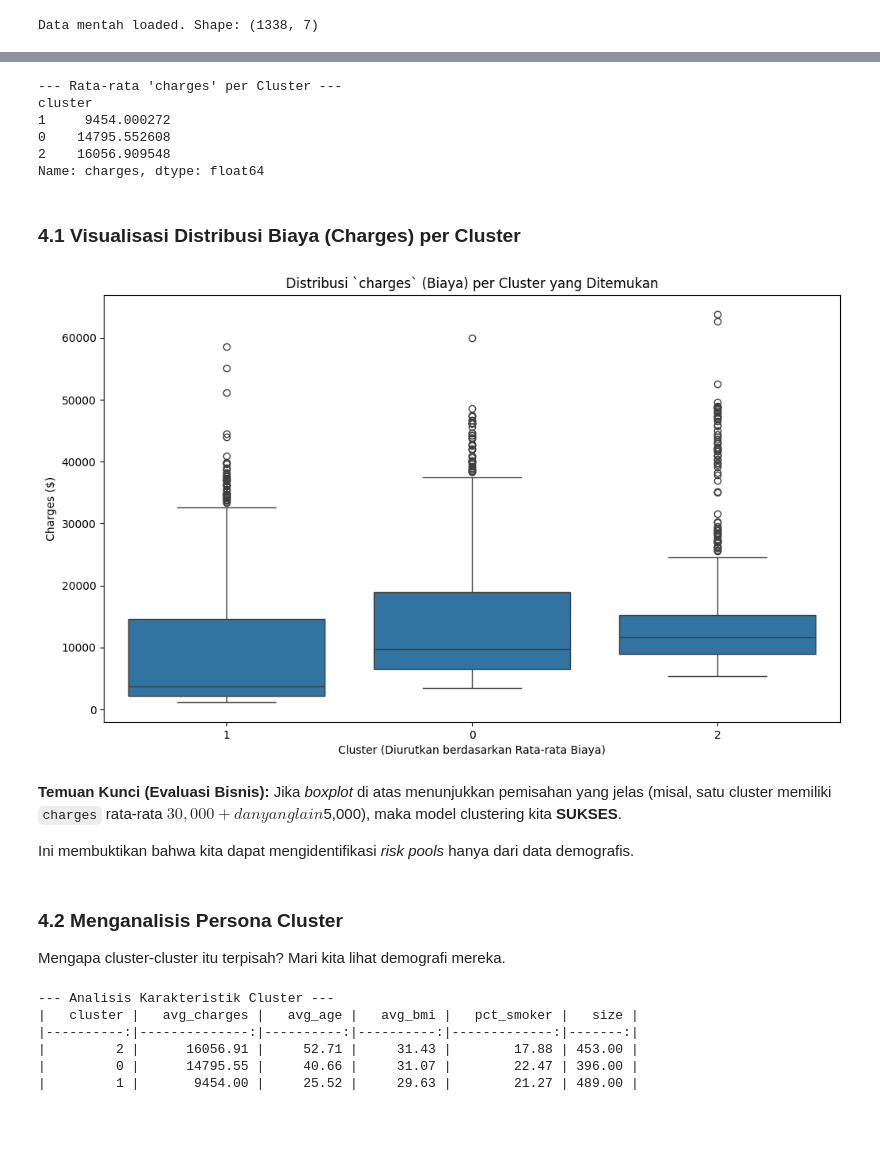
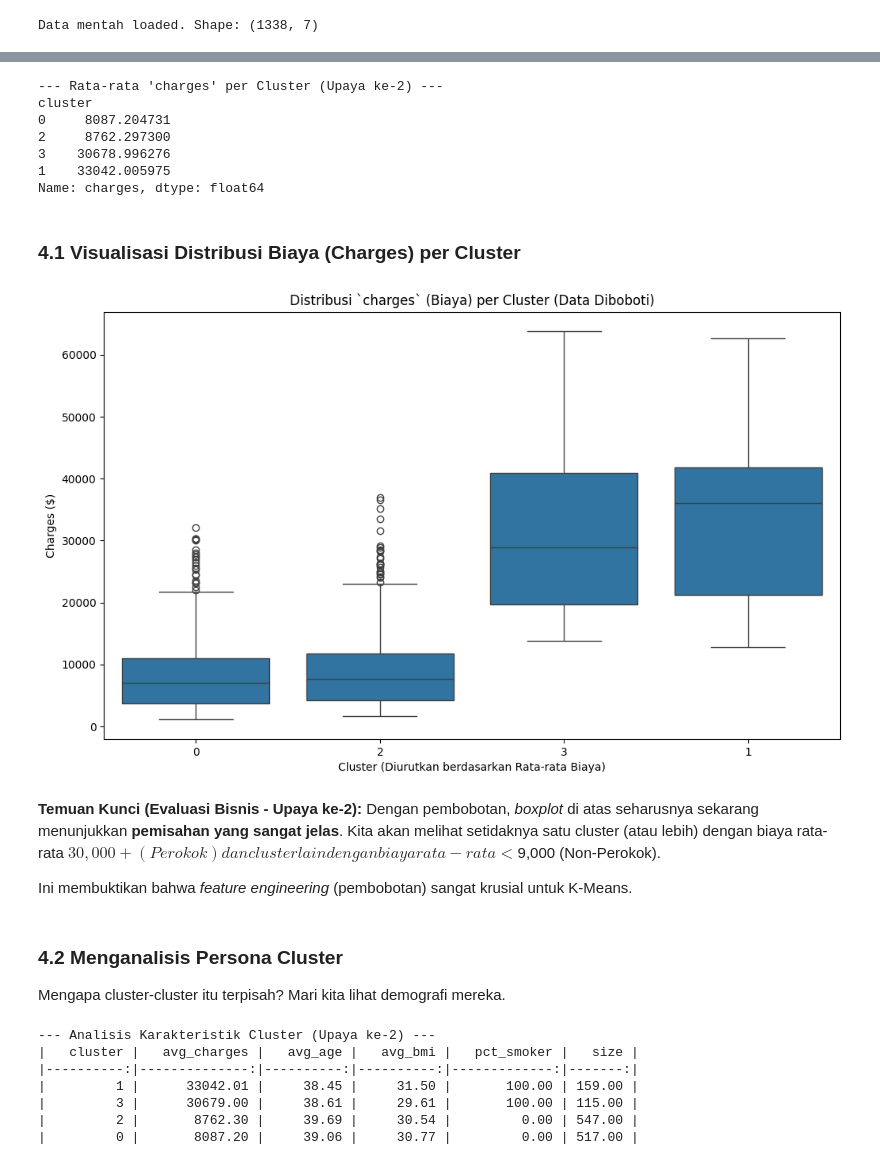
Before and after one commit to zakizulham/medical-cost-prediction-analysis, a Jupyter notebook: notebooks/04_Modeling_Risk_Pool_Clustering.ipynb, the cells around one changed output, grey strips where cells are left out. Drawn from its saved outputs; the diff is of its cells as text; code cells hidden in the pictures; blank space fills up the shorter version.

Commit message:
Update: Modeling Risk Pool Clustering notebook
Sebelumnya Versi 1 itu Clustering nya gagal. Ia hanya bisa mengelompokkan di usia. Sekarang sudah diperbarui dengan penambahan bobot.

```diff
--- a/notebooks/04_Modeling_Risk_Pool_Clustering.ipynb
+++ b/notebooks/04_Modeling_Risk_Pool_Clustering.ipynb
@@ -91,0 +87,16 @@ Kita akan menggunakan dua metode untuk menemukan jumlah cluster (K) yang optimal
+# %%
+# 3. Terapkan preprocessor ke SEMUA data X kita
+print("Menerapkan preprocessing V2 ke seluruh dataset...")
+X_processed = preprocessor.fit_transform(X)
+
+# 4. DAPATKAN NAMA FITUR (PENTING UNTUK PEMBOBOTAN)
+feature_names = numeric_features + binary_features + list(preprocessor.named_transformers_['cat'].named_steps['onehot'].get_feature_names_out(region_feature))
+X_processed_df = pd.DataFrame(X_processed, columns=feature_names)
+
+# 5. --- FEATURE ENGINEERING (PEMBOBOTAN MANUAL) ---
+# Kita kalikan bobot 'smoker' dan 'sex' dengan 10
+X_processed_df['smoker'] = X_processed_df['smoker'] * 10
+X_processed_df['sex'] = X_processed_df['sex'] * 10
+
+print("Data berhasil diproses DAN diboboti.")
+print(X_processed_df.describe().T)
@@ -94,14 +127,14 @@ wcss = []
 silhouette_scores = []
 K_RANGE = range(2, 11) # K-Means butuh minimal 2 cluster
 
-print("Menghitung WCSS dan Silhouette Scores untuk K=2 hingga 10...")
+print("Menghitung WCSS dan Silhouette Scores (Upaya ke-2)...")
 
 for k in K_RANGE:
     kmeans = KMeans(n_clusters=k, random_state=42, n_init=10)
-    kmeans.fit(X_processed)
+    kmeans.fit(X_processed_df) # Gunakan DF yang sudah diboboti
 
     wcss.append(kmeans.inertia_)
-    silhouette_scores.append(silhouette_score(X_processed, kmeans.labels_))
+    silhouette_scores.append(silhouette_score(X_processed_df, kmeans.labels_))
 
 print("Perhitungan selesai.")
 # %% [output]
@@ -137,16 +170,15 @@ Mari kita pilih `K=3` untuk analisis yang lebih mendalam.
 # %%
 # --- Nilai BERDASARKAN PLOT ---
-OPTIMAL_K = 3
+OPTIMAL_K = 4
 # ---------------------------------------------
 
 print(f"Training final K-Means model with K={OPTIMAL_K}...")
 
-# Latih model final dengan K optimal
 kmeans_final = KMeans(n_clusters=OPTIMAL_K,
                       random_state=42,
                       n_init=10)
 
-kmeans_final.fit(X_processed)
+kmeans_final.fit(X_processed_df) # Latih pada data yang diboboti
 cluster_labels = kmeans_final.labels_
 
 print("Final model trained successfully.")
@@ -175,32 +205,33 @@ print(df_analysis.head())
 # %%
 # Mari kita lihat rata-rata 'charges' untuk setiap cluster
-print("--- Rata-rata 'charges' per Cluster ---")
+print("--- Rata-rata 'charges' per Cluster (Upaya ke-2) ---")
 cluster_charges = df_analysis.groupby('cluster')['charges'].mean().sort_values()
 print(cluster_charges)
 # %% [output]
---- Rata-rata 'charges' per Cluster ---
+--- Rata-rata 'charges' per Cluster (Upaya ke-2) ---
 cluster
-1     9454.000272
-0    14795.552608
-2    16056.909548
+0     8087.204731
+2     8762.297300
+3    30678.996276
+1    33042.005975
 Name: charges, dtype: float64
 # %% [markdown]
 ### 4.1 Visualisasi Distribusi Biaya (Charges) per Cluster
 # %%
 plt.figure(figsize=(12, 7))
 sns.boxplot(x='cluster', y='charges', data=df_analysis, order=cluster_charges.index)
-plt.title('Distribusi `charges` (Biaya) per Cluster yang Ditemukan')
+plt.title('Distribusi `charges` (Biaya) per Cluster (Data Diboboti)')
 plt.xlabel('Cluster (Diurutkan berdasarkan Rata-rata Biaya)')
 plt.ylabel('Charges ($)')
 
 plt.show()
 # %% [output]
-[figure, old version]
+[figure, new version]
 # %% [markdown]
-**Temuan Kunci (Evaluasi Bisnis):**
-Jika *boxplot* di atas menunjukkan pemisahan yang jelas (misal, satu cluster memiliki `charges` rata-rata $30,000+ dan yang lain $5,000), maka model clustering kita **SUKSES**.
+**Temuan Kunci (Evaluasi Bisnis - Upaya ke-2):**
+Dengan pembobotan, *boxplot* di atas seharusnya sekarang menunjukkan **pemisahan yang sangat jelas**. Kita akan melihat setidaknya satu cluster (atau lebih) dengan biaya rata-rata $30,000+ (Perokok) dan cluster lain dengan biaya rata-rata < $9,000 (Non-Perokok).
 
-Ini membuktikan bahwa kita dapat mengidentifikasi *risk pools* hanya dari data demografis.
+Ini membuktikan bahwa *feature engineering* (pembobotan) sangat krusial untuk K-Means.
 # %% [markdown]
 ### 4.2 Menganalisis Persona Cluster
 
@@ -215,13 +246,14 @@ cluster_analysis = df_analysis.groupby('cluster').agg(
     size=('smoker', 'count')
 ).sort_values(by='avg_charges', ascending=False)
 
-print("--- Analisis Karakteristik Cluster ---")
+print("--- Analisis Karakteristik Cluster (Upaya ke-2) ---")
 print(cluster_analysis.to_markdown(floatfmt=".2f"))
 # %% [output]
---- Analisis Karakteristik Cluster ---
+--- Analisis Karakteristik Cluster (Upaya ke-2) ---
 |   cluster |   avg_charges |   avg_age |   avg_bmi |   pct_smoker |   size |
 |----------:|--------------:|----------:|----------:|-------------:|-------:|
-|         2 |      16056.91 |     52.71 |     31.43 |        17.88 | 453.00 |
-|         0 |      14795.55 |     40.66 |     31.07 |        22.47 | 396.00 |
-|         1 |       9454.00 |     25.52 |     29.63 |        21.27 | 489.00 |
+|         1 |      33042.01 |     38.45 |     31.50 |       100.00 | 159.00 |
+|         3 |      30679.00 |     38.61 |     29.61 |       100.00 | 115.00 |
+|         2 |       8762.30 |     39.69 |     30.54 |         0.00 | 547.00 |
+|         0 |       8087.20 |     39.06 |     30.77 |         0.00 | 517.00 |
 # %% [markdown]
```
Also changed, not shown: parts of 19 cells of this notebook.
